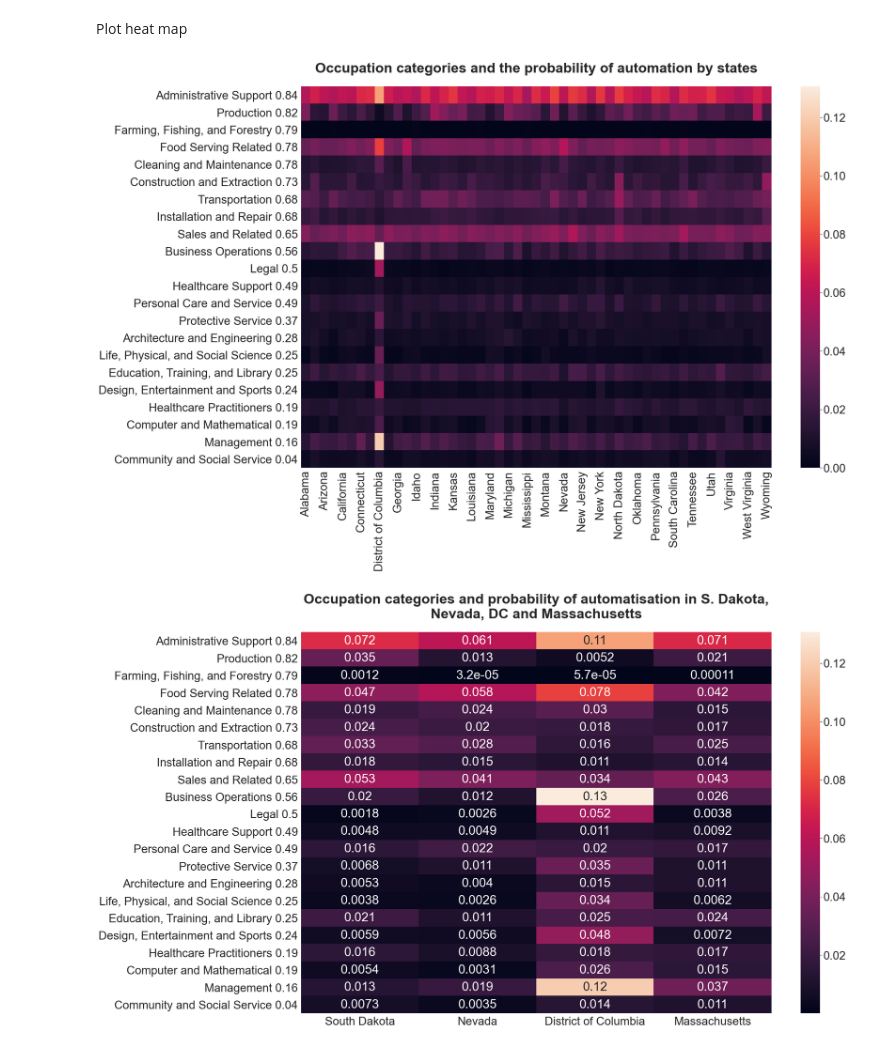
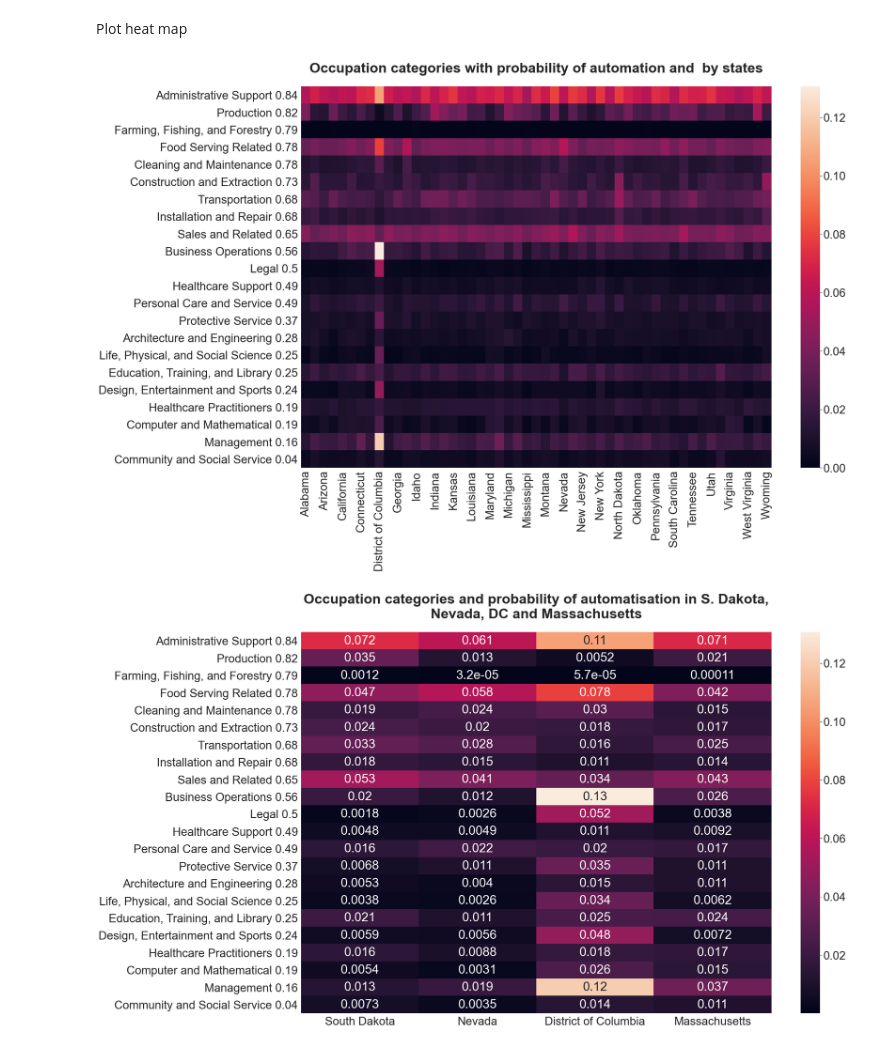
Before and after one commit to gadolinis/Automation_of_occupations_consequences_for_the_USA, a Jupyter notebook: Automation_of_occupations_consequences_for_the_USA.ipynb, the cells around one changed output. Drawn from its saved outputs; the diff is of its cells as text; code cells hidden in the pictures.

Commit message:
probabilities in github heatmap commit

```diff
--- a/Automation_of_occupations_consequences_for_the_USA.ipynb
+++ b/Automation_of_occupations_consequences_for_the_USA.ipynb
@@ -263,9 +283,9 @@ Occupations_groups_plot = Occupations_groups_prob_sort.copy().set_index('Occupat
 # %% [markdown]
 Plot heat map
 # %%
-plot_heatmap(Occupations_groups_plot[state_names], 'Occupation categories and the probability of automation by states', False)
+plot_heatmap(Occupations_groups_plot[state_names], 'Occupation categories with probability of automation and  by states', False)
 # %% [output]
-[figure, old version]
+[figure, new version]
 # %%
 plot_heatmap(Occupations_groups_plot[['South Dakota', 'Nevada', 'District of Columbia', 'Massachusetts']],'Occupation categories and probability of automatisation in S. Dakota, Nevada, DC and Massachusetts', True)
 # %% [output]
```
Also changed, not shown: parts of 13 cells of this notebook, 1 other file.
